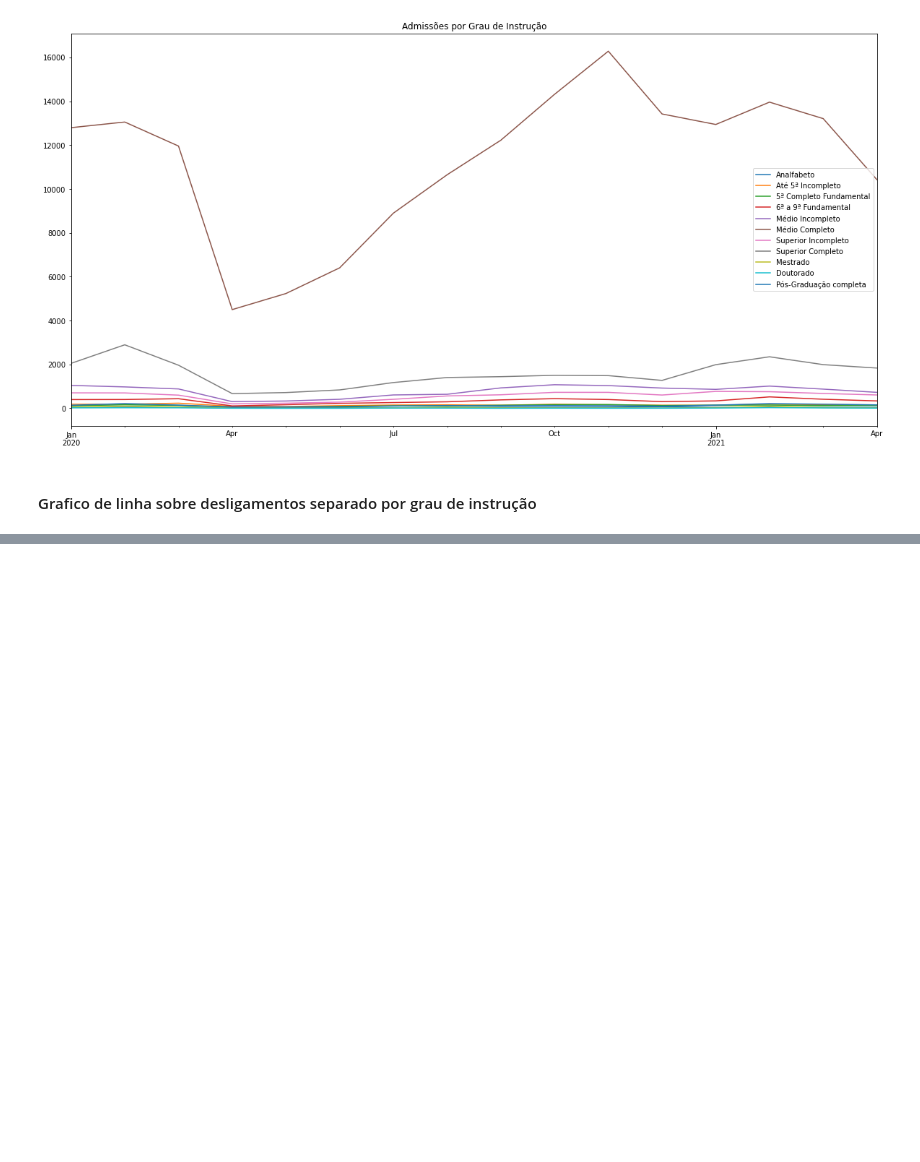
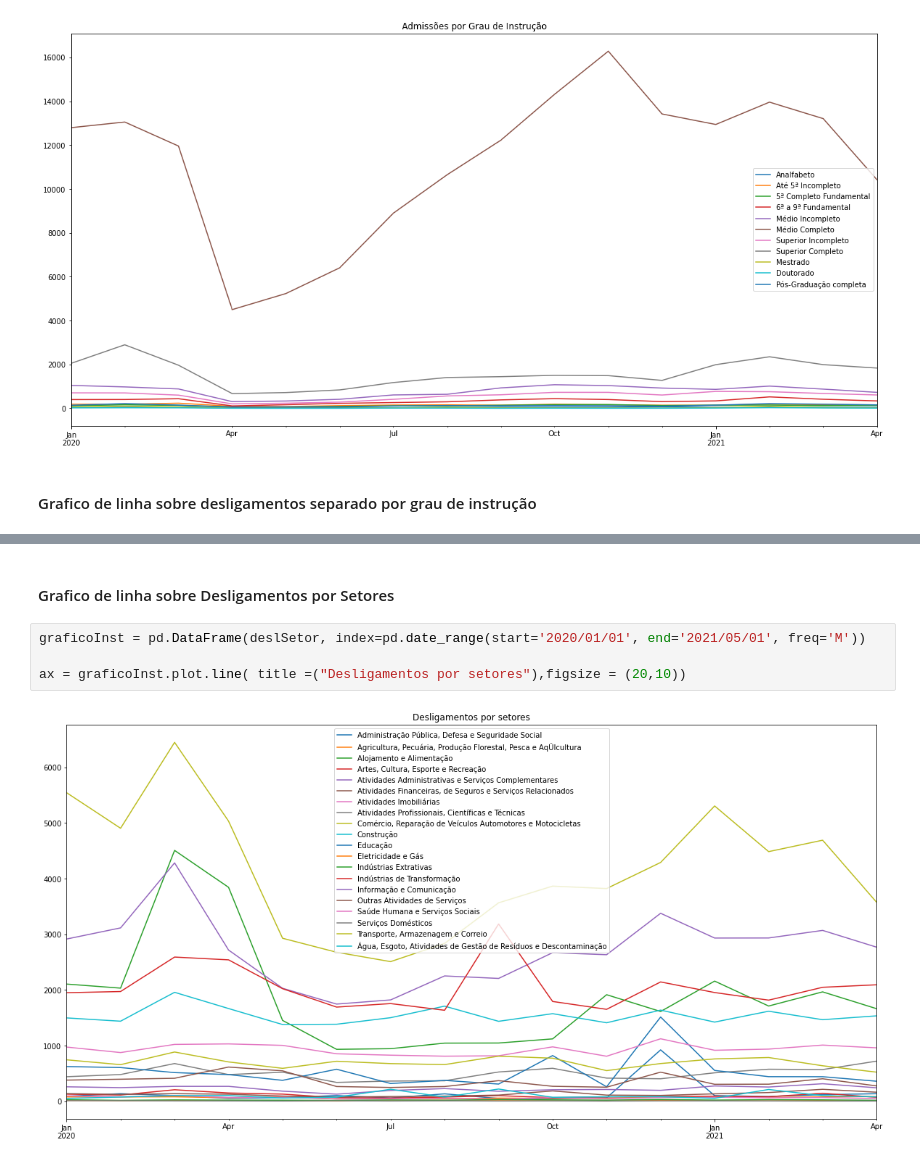
Before and after one commit to MarcospsDonizete/Analise_De_Empregabilidade, a Jupyter notebook: Caged.ipynb, the cells around one changed output, grey strips where cells are left out. Drawn from its saved outputs; the diff is of its cells as text; blank space fills up the shorter version.

```diff
--- a/Caged.ipynb
+++ b/Caged.ipynb
@@ -501,0 +480,8 @@ Transporte, Armazenagem e Correio
+# %% [markdown]
+<h4> Grafico de linha sobre Desligamentos por Setores </h4>
+# %%
+graficoInst = pd.DataFrame(deslSetor, index=pd.date_range(start='2020/01/01', end='2021/05/01', freq='M'))
+
+ax = graficoInst.plot.line( title =("Desligamentos por setores"),figsize = (20,10))
+# %% [output]
+[figure, added]
```
Also changed, not shown: parts of 9 cells of this notebook.
